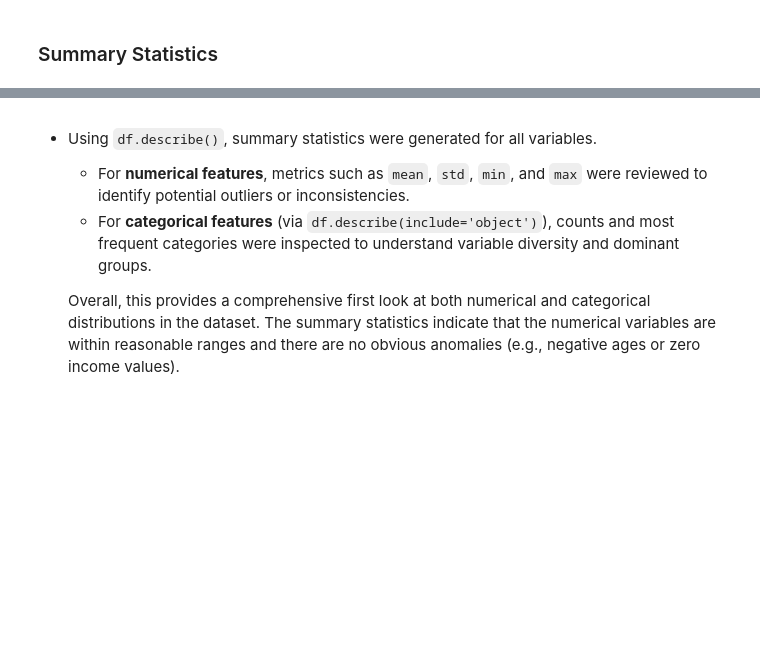
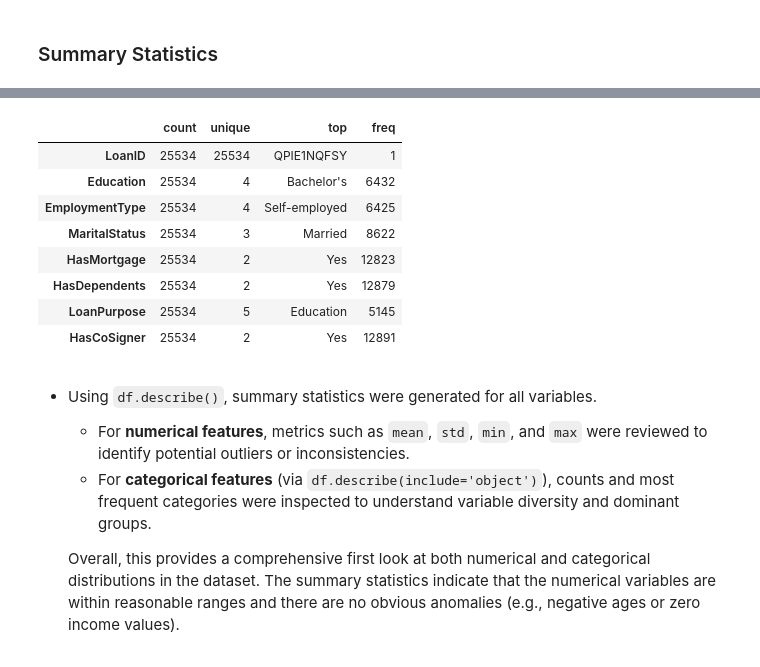
Before and after one commit to kathrinmzl/LoanGuard, a Jupyter notebook: jupyter_notebooks/01_DataCollection.ipynb, the cells around one changed output, grey strips where cells are left out. Cells and saved outputs as stored; diff of their text form; code cells hidden in the pictures; blank space fills up the shorter version.

```diff
--- a/jupyter_notebooks/01_DataCollection.ipynb
+++ b/jupyter_notebooks/01_DataCollection.ipynb
@@ -117,5 +246,15 @@ df.describe().round(2).T
 # %%
-df.describe(include='object').T
+df_sample.describe(include='object').T
+# %% [output]
+|  | count | unique | top | freq |
+| LoanID | 25534 | 25534 | QPIE1NQFSY | 1 |
+| Education | 25534 | 4 | Bachelor's | 6432 |
+| EmploymentType | 25534 | 4 | Self-employed | 6425 |
+| MaritalStatus | 25534 | 3 | Married | 8622 |
+| HasMortgage | 25534 | 2 | Yes | 12823 |
+| HasDependents | 25534 | 2 | Yes | 12879 |
+| LoanPurpose | 25534 | 5 | Education | 5145 |
+| HasCoSigner | 25534 | 2 | Yes | 12891 |
 # %% [markdown]
 * Using `df.describe()`, summary statistics were generated for all variables.
 
```
Also changed, not shown: parts of 20 cells of this notebook.
